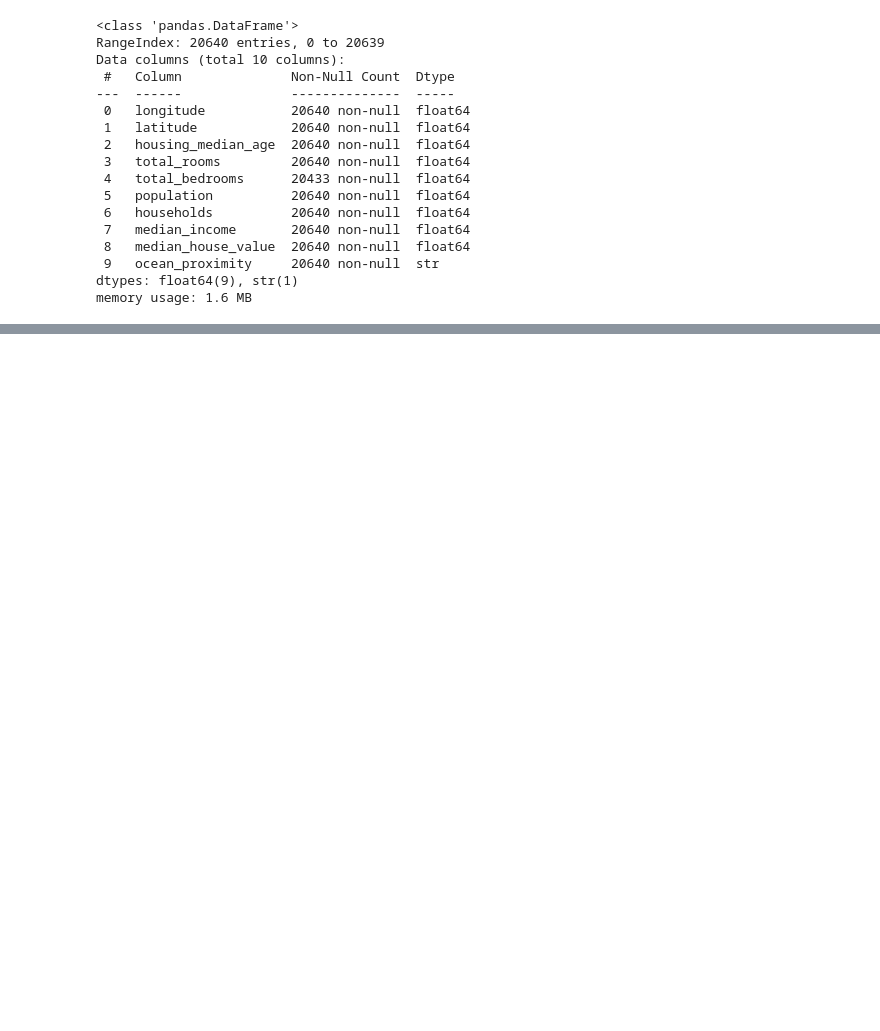
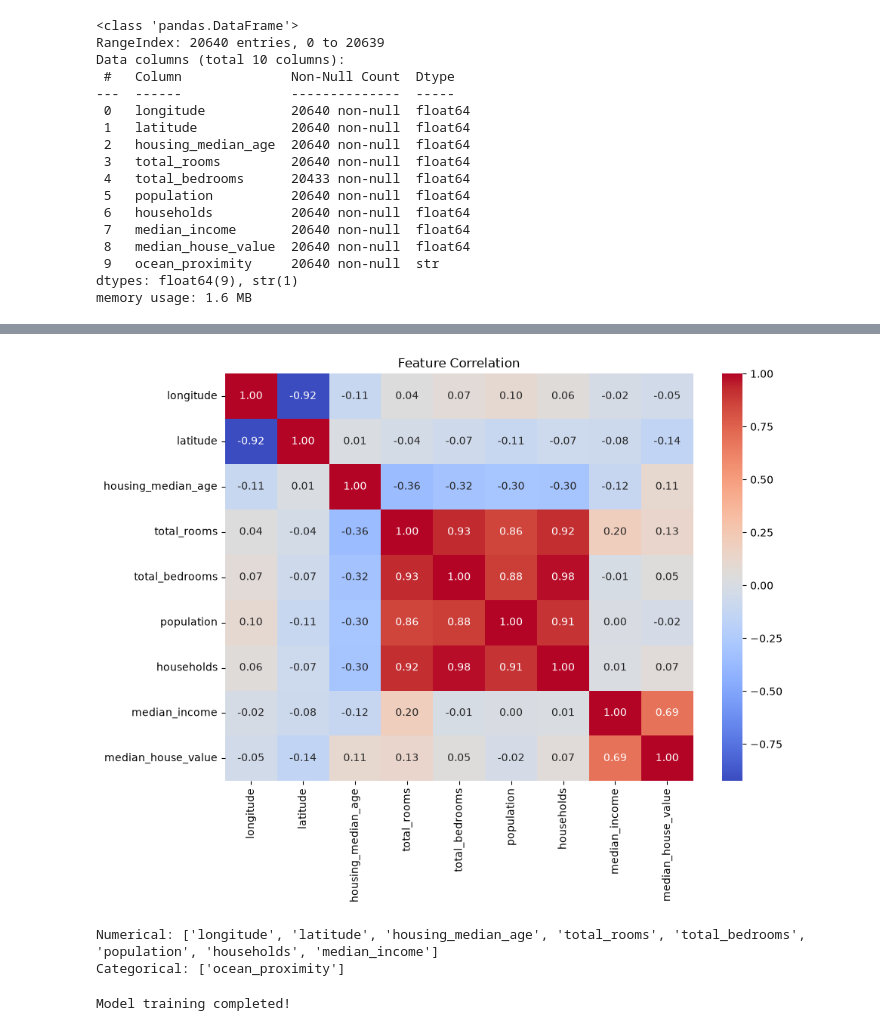
Before and after one commit to Samyam001/BSIT-400-Housing, a Jupyter notebook: EDA.ipynb, the cells around one changed output, grey strips where cells are left out. Drawn from its saved outputs; the diff is of its cells as text; code cells hidden in the pictures; blank space fills up the shorter version.

```diff
--- a/EDA.ipynb
+++ b/EDA.ipynb
@@ -73,0 +199,8 @@ AttributeError: 'DataFrame' object has no attribute 'types'
+# %%
+plt.figure(figsize=(10, 7))
+sns.heatmap(data.select_dtypes(include="number").corr(),
+            annot=True, cmap="coolwarm", fmt=".2f")
+plt.title("Feature Correlation")
+plt.show()
+# %% [output]
+[figure, added]
@@ -73,0 +215,61 @@ AttributeError: 'DataFrame' object has no attribute 'types'
+# %%
+numerical_features = X.select_dtypes(
+    include=["number"]
+).columns.tolist()
+
+categorical_features = X.select_dtypes(
+    include=["object", "str"]
+).columns.tolist()
+
+print("Numerical:", numerical_features)
+print("Categorical:", categorical_features)
+# %% [output]
+Numerical: ['longitude', 'latitude', 'housing_median_age', 'total_rooms', 'total_bedrooms', 'population', 'households', 'median_income']
+Categorical: ['ocean_proximity']
+# %%
+from sklearn.compose import ColumnTransformer
+from sklearn.pipeline import Pipeline
+from sklearn.impute import SimpleImputer
+from sklearn.preprocessing import OneHotEncoder
+from sklearn.ensemble import RandomForestRegressor
+from sklearn.model_selection import train_test_split
+
+# Numerical preprocessing
+num_pipeline = Pipeline([
+    ("imputer", SimpleImputer(strategy="median"))
+])
+
+# Categorical preprocessing
+cat_pipeline = Pipeline([
+    ("encoder", OneHotEncoder(handle_unknown="ignore"))
+])
+
+# Combine preprocessing
+preprocessor = ColumnTransformer([
+    ("num", num_pipeline, numerical_features),
+    ("cat", cat_pipeline, categorical_features)
+])
+
+# Create complete model pipeline
+model = Pipeline([
+    ("preprocessor", preprocessor),
+    ("regressor", RandomForestRegressor(
+        n_estimators=100,
+        random_state=42,
+        n_jobs=-1
+    ))
+])
+
+# Split dataset
+X_train, X_test, y_train, y_test = train_test_split(
+    X, y,
+    test_size=0.2,
+    random_state=42
+)
+
+# Train model
+model.fit(X_train, y_train)
+
+print("Model training completed!")
+# %% [output]
+Model training completed!
```
Also changed, not shown: parts of 38 cells of this notebook, 2 other files.
